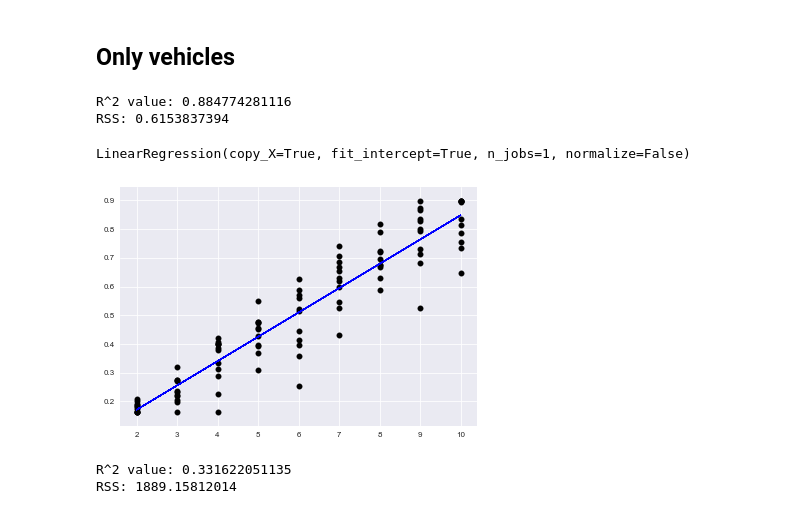
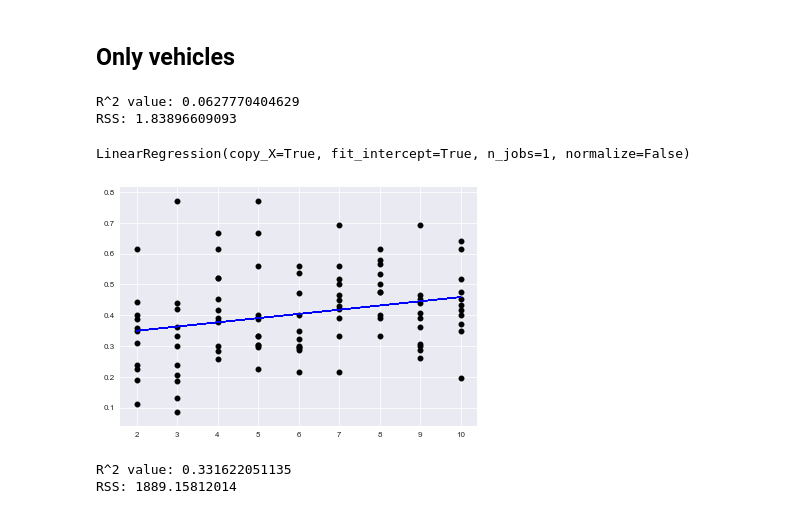
Before and after one commit to paeby/masterThesis, a Jupyter notebook: Analysis/optimal number of vehicles/Demand vs number of vehicles analysis.ipynb, the cells around one changed output. Drawn from its saved outputs; the diff is of its cells as text; code cells hidden in the pictures.

```diff
--- a/Analysis/optimal number of vehicles/Demand vs number of vehicles analysis.ipynb
+++ b/Analysis/optimal number of vehicles/Demand vs number of vehicles analysis.ipynb
@@ -651,12 +713,12 @@ def linear_regression_features(data, cost):
     print('RSS: '+ str(ss_res))
     return reg
 # %%
-linear_regression_one(performances,'vehicles','totalEnergy')
+linear_regression_one(performances,'vehicles','completedBookingsPercentage')
 # %% [output]
-R^2 value: 0.884774281116
-RSS: 0.6153837394
+R^2 value: 0.0627770404629
+RSS: 1.83896609093
 LinearRegression(copy_X=True, fit_intercept=True, n_jobs=1, normalize=False)
-[figure, old version]
+[figure, new version]
 # %%
 linear_regression_one(performances,'vehicles','averageWaitingTime')
 # %% [output]
```
Also changed, not shown: parts of 31 cells of this notebook, 18 other files.
